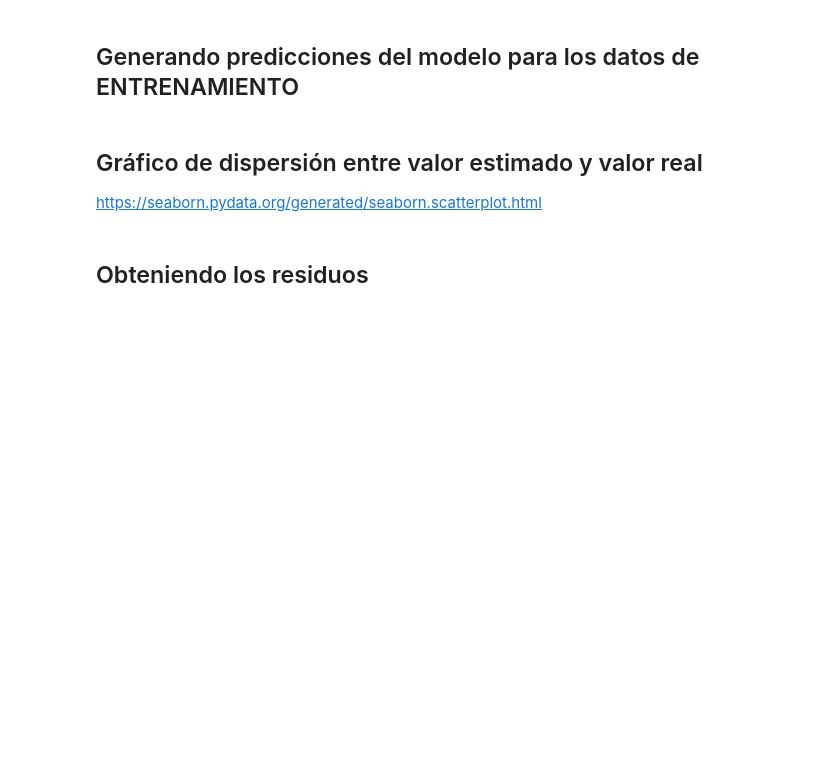
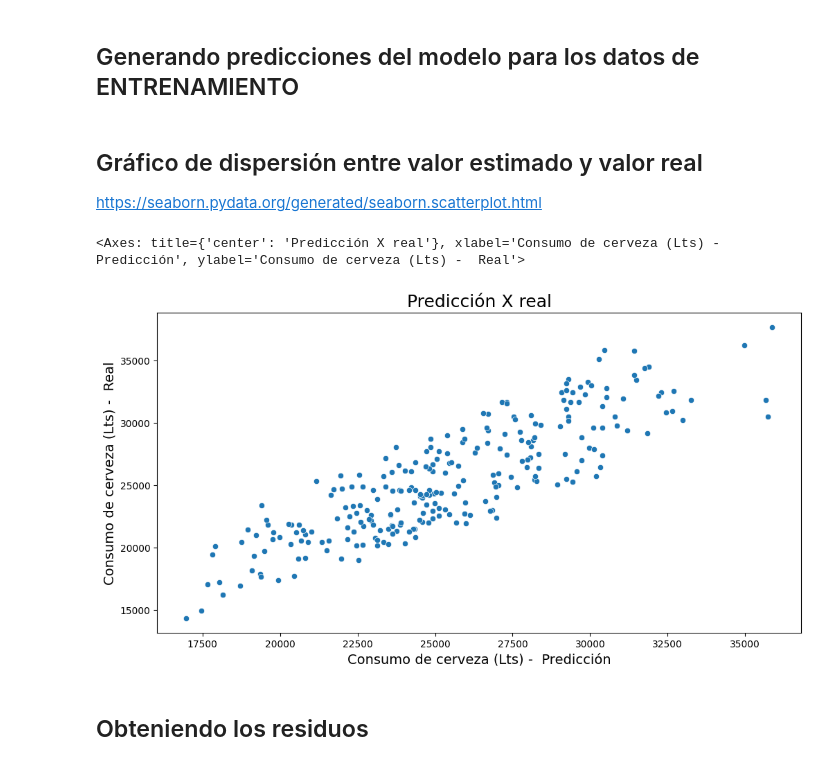
Before and after one commit to JuanPerezMolina/machine_learning_regresion_lineal_correlaciones, a Jupyter notebook: 231102-1_1ml_regresion_lineal_correlaciones.ipynb, the cells around one changed output. Saved outputs shown, nothing was run; the diff lists cells and outputs as text; code cells hidden in the pictures; blank space fills up the shorter version.

```diff
--- a/231102-1_1ml_regresion_lineal_correlaciones.ipynb
+++ b/231102-1_1ml_regresion_lineal_correlaciones.ipynb
@@ -426,6 +424,6 @@ https://scikit-learn.org/stable/modules/generated/sklearn.model_selection.train_
 # %%
 # Por convención se usa la variable y en minúscula para almacenar la variable dependiente
 # y = consumo_cerveza_df.drop(columns = ['fecha'])
-y = consumo_cerveza_df
+y = consumo_cerveza_df['consumo']
 y.info()
 # %% [output]
@@ -631,9 +640,21 @@ https://docs.scipy.org/doc/numpy/reference/generated/numpy.append.html?#numpy.ap
 <hr style='border: 2px solid red;'>
 # %% [markdown]
 ## Generando predicciones del modelo para los datos de ENTRENAMIENTO
+# %%
+y_predicho_train = modelo.predict(X_train)
 # %% [markdown]
 ## Gráfico de dispersión entre valor estimado y valor real
 
 https://seaborn.pydata.org/generated/seaborn.scatterplot.html
+# %%
+ax = sns.scatterplot(x= y_predicho_train, y = y_train)
+ax.figure.set_size_inches(12,6)
+ax.set_title('Predicción X real', fontsize=18)
+ax.set_xlabel('Consumo de cerveza (Lts) -  Predicción', fontsize = 14)
+ax.set_ylabel('Consumo de cerveza (Lts) -  Real', fontsize = 14)
+ax
+# %% [output]
+<Axes: title={'center': 'Predicción X real'}, xlabel='Consumo de cerveza (Lts) -  Predicción', ylabel='Consumo de cerveza (Lts) -  Real'>
+[figure, added]
 # %% [markdown]
 ## Obteniendo los residuos
```
Also changed, not shown: parts of 40 cells of this notebook, 3 other files.
